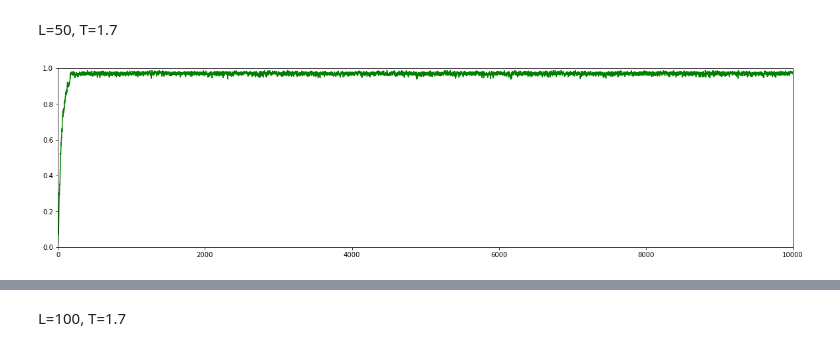
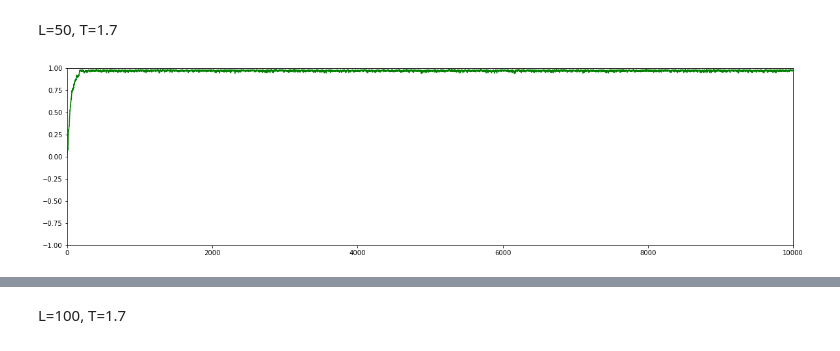
Before and after one commit to Swinkawkrawacie/Fizyka-ukladow-zlozonych, a Jupyter notebook: Generowanie_danych.ipynb, the cells around one changed output, grey strips where cells are left out. Drawn from its saved outputs; the diff is of its cells as text; code cells hidden in the pictures.

```diff
--- a/Generowanie_danych.ipynb
+++ b/Generowanie_danych.ipynb
@@ -485,8 +501,8 @@ L=50, T=1.7
 # %%
 m50_uno = np.loadtxt(r'C:\\Users\\mazur\\OneDrive\\Dokumenty\\GitHub\\Fizyka-ukladow-zlozonych\\danem\\m50_uno.txt')
 plt.figure(figsize=(20,5))
 plt.plot(range(len(m50_uno)), m50_uno, 'g')
-plt.axis([0, 10**4, 0, 1])
+plt.axis([0, 10**4, -1, 1])
 plt.show()
 # %% [output]
-[figure, old version]
+[figure, new version]
```
Also changed, not shown: parts of 10 cells of this notebook, 1 other file.
